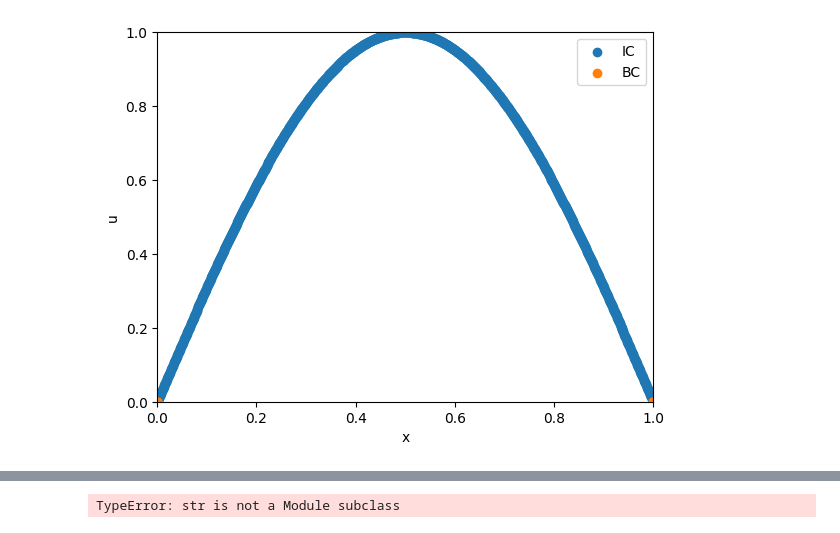
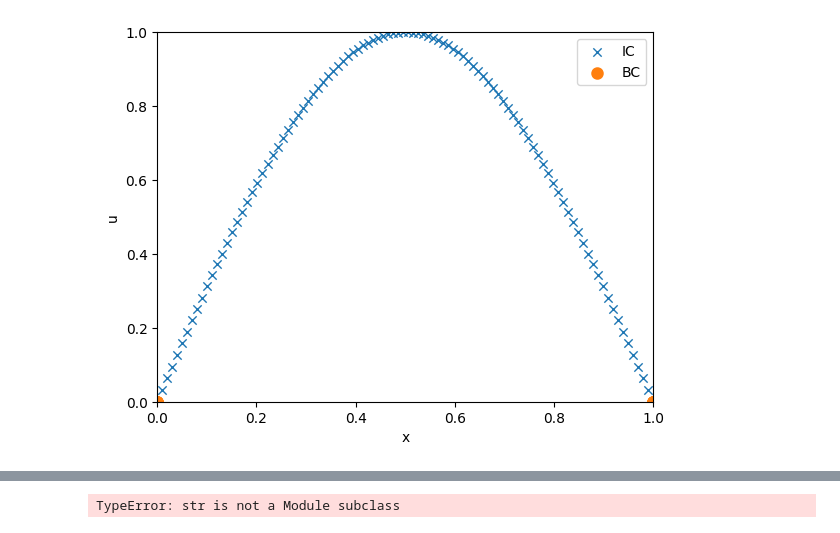
Before and after one commit to DikovAlexandr/PINN, a Jupyter notebook: TestPINN.ipynb, the cells around one changed output, grey strips where cells are left out. Saved outputs shown, nothing was run; the diff lists cells and outputs as text; code cells hidden in the pictures.

```diff
--- a/TestPINN.ipynb
+++ b/TestPINN.ipynb
@@ -26,35 +26,63 @@ import warnings
 warnings.filterwarnings("ignore")
 # %%
 def initial_condition_function(x):
-    return torch.sin(torch.pi * x)
+    return torch.sin(torch.pi * torch.tensor(x))
 
 def boundary_condition_function(x, t):
-    return torch.sin(torch.pi * x * t)
+    return torch.sin(torch.pi * torch.tensor(x) * torch.tensor(t))
 
 def analytical_solution(x, t, alpha, L):
-    sum_terms = 0
+    x = torch.tensor(x)
+    t = torch.tensor(t)
+    u = torch.zeros_like(x)
+
     for n in range(1, 100):
         B_n, _ = quad(lambda x: initial_condition_function(x) * np.sin(n * np.pi * x / L), 0, L)
-        sum_terms += 2 / L * B_n * np.sin(n * np.pi * x / L) * np.exp(-alpha**2 * (n * np.pi / L)**2 * t)
-    return sum_terms
+        u += 2 / L * B_n * torch.sin(n * np.pi * x / L) * torch.exp(-alpha**2 * (n * np.pi / L)**2 * t)
+    return u
+
+def fdm_solver(problem, Nx):
+    L = problem.geom.length()
+    T = problem.time.t1
+    a = problem.alpha
+
+    dx = L / (Nx - 1)
+    dt = dx ** 2 / (4 * a)
+
+    x = torch.linspace(0, 1, Nx)
+    Nt = int(T / dt)
+    t = torch.linspace(0, 0.5, Nt)
+
+    u = torch.zeros((Nt, Nx))
+    u[0, :] = problem.initial_conditions.initial_func(x)
+
+    for n in range(Nt - 1):
+        for i in range(1, Nx - 1):
+            u[n + 1, i] = u[n, i] + a * dt / dx**2 * (u[n, i + 1] - 2 * u[n, i] + u[n, i - 1])
+        u[n + 1, 0] = problem.boundary_conditions.boundary_func(x[0], t[n + 1])
+        u[n + 1, -1] = problem.boundary_conditions.boundary_func(x[-1], t[n + 1])
+
+    x, t = torch.meshgrid(x, t)
+    u = u.permute(1, 0)
+    return x, t, u
 # %%
 geom = geometry.Interval(0.0, 1.0)
 period = timedomain.TimeDomain(0.0, 0.5)
 
 initial_conditions = conditions.InitialConditions()
 initial_conditions.set_initial_conditions(geom=geom, time=period,
                                           initial_func=initial_condition_function,
-                                          num_points=1000, random=False, device="cuda:0")
+                                          num_points=100, random=False, device="cuda:0")
 boundary_conditions = conditions.BoundaryConditions()
 boundary_conditions.set_boundary_conditions(geom=geom, time=period,
                                             boundary_func=boundary_condition_function,
-                                            num_points=1000, random=False, device="cuda:0")
+                                            num_points=100, random=False, device="cuda:0")
 equation = conditions.Equation()
-equation.set_equation(geom=geom, time=period, num_points=1000, random=False, device="cuda:0")
+equation.set_equation(geom=geom, time=period, num_points=100, random=False, device="cuda:0")
 
 problem = conditions.Problem(initial_conditions, boundary_conditions, equation, geom, period, alpha=0.1)
 
 problem.visualize(0.0)
 # %% [output]
-[figure, old version]
+[figure, new version]
 # %%
```
Also changed, not shown: parts of 1 cell of this notebook, 2 other files.
